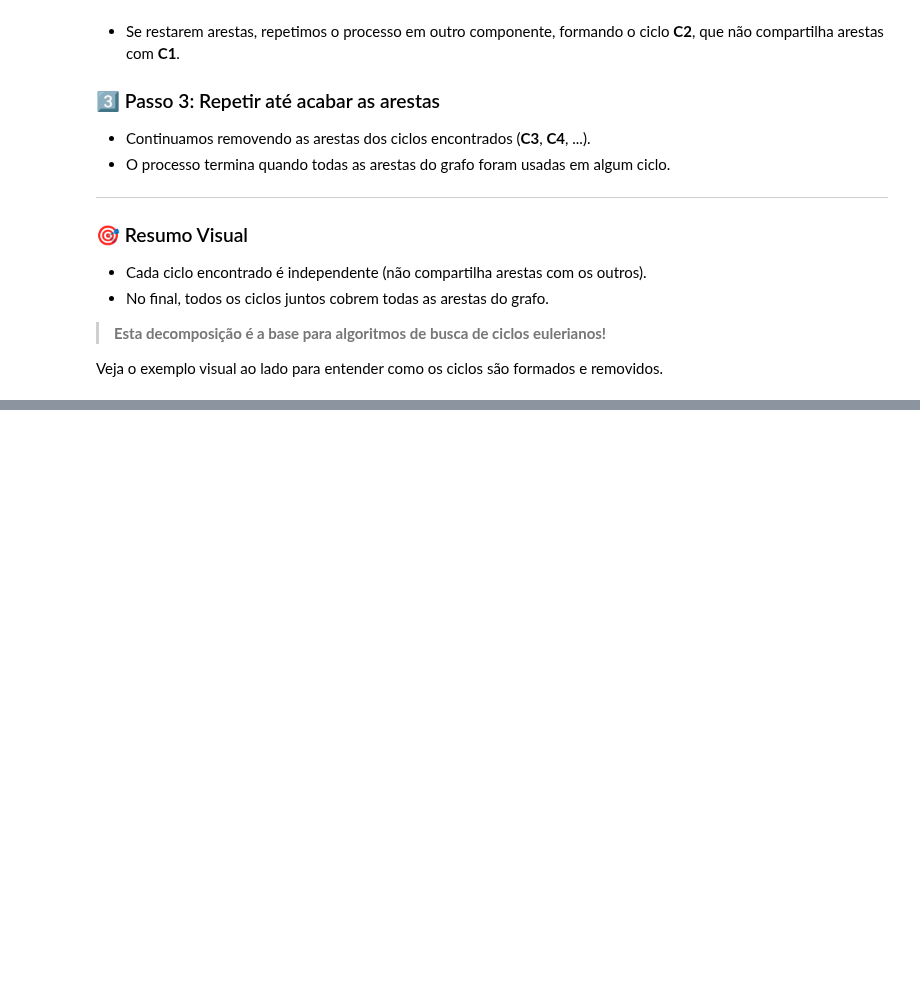
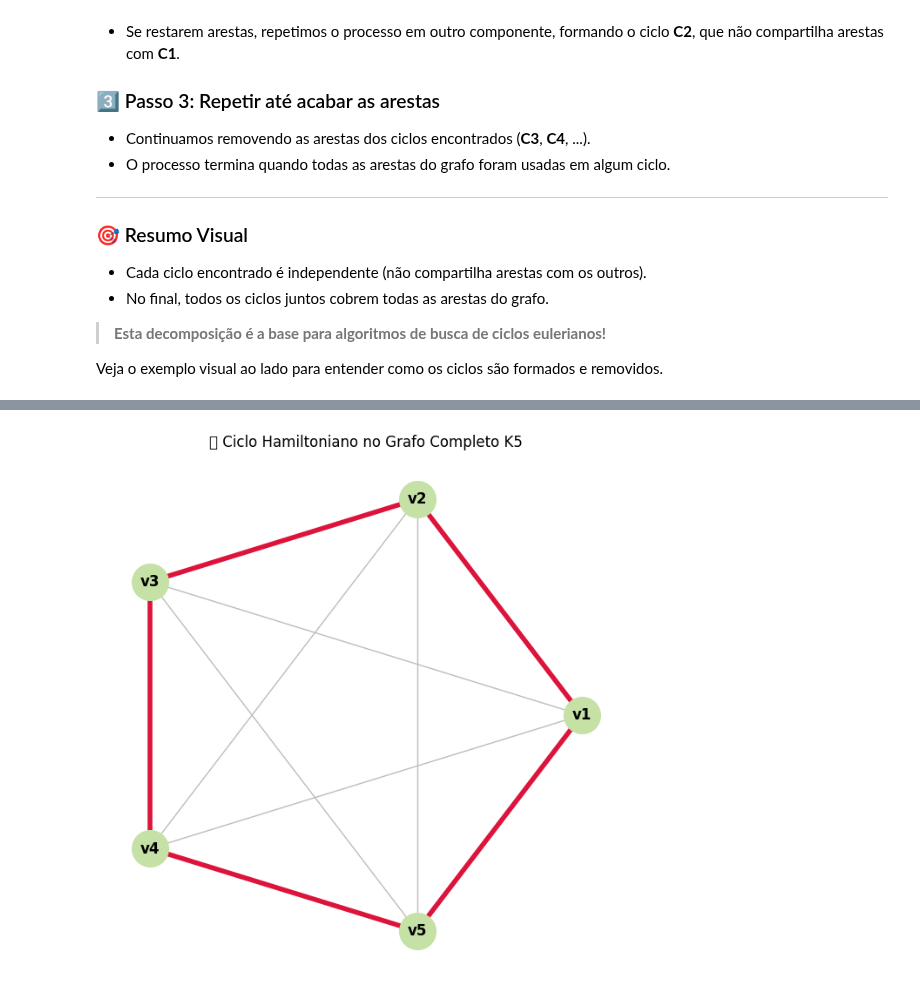
Before and after one commit to LeonardoVieiraGuimaraes/TeoriaGrafos, a Jupyter notebook: aula.ipynb, the cells around one changed output, grey strips where cells are left out. Saved outputs shown, nothing was run; the diff lists cells and outputs as text; code cells hidden in the pictures; blank space fills up the shorter version.

```diff
--- a/aula.ipynb
+++ b/aula.ipynb
@@ -310,0 +683,20 @@ Veja o exemplo visual ao lado para entender como os ciclos são formados e remov
+# %%
+import networkx as nx
+import matplotlib.pyplot as plt
+
+# Grafo completo K5
+K5 = nx.complete_graph(5)
+labels = {i: f'v{i+1}' for i in range(5)}
+nx.relabel_nodes(K5, labels, copy=False)
+
+# Um ciclo hamiltoniano em K5: v1-v2-v3-v4-v5-v1
+hamiltonian_cycle = [('v1','v2'), ('v2','v3'), ('v3','v4'), ('v4','v5'), ('v5','v1')]
+
+pos = nx.circular_layout(K5)
+plt.figure(figsize=(6,6))
+nx.draw(K5, pos, with_labels=True, node_color="#c5e1a5", node_size=900, font_weight='bold', edge_color="#bdbdbd")
+nx.draw_networkx_edges(K5, pos, edgelist=hamiltonian_cycle, width=4, edge_color='crimson')
+plt.title("🔁 Ciclo Hamiltoniano no Grafo Completo K5")
+plt.show()
+# %% [output]
+[figure, added]
```
Also changed, not shown: parts of 13 cells of this notebook, 8 other files.
